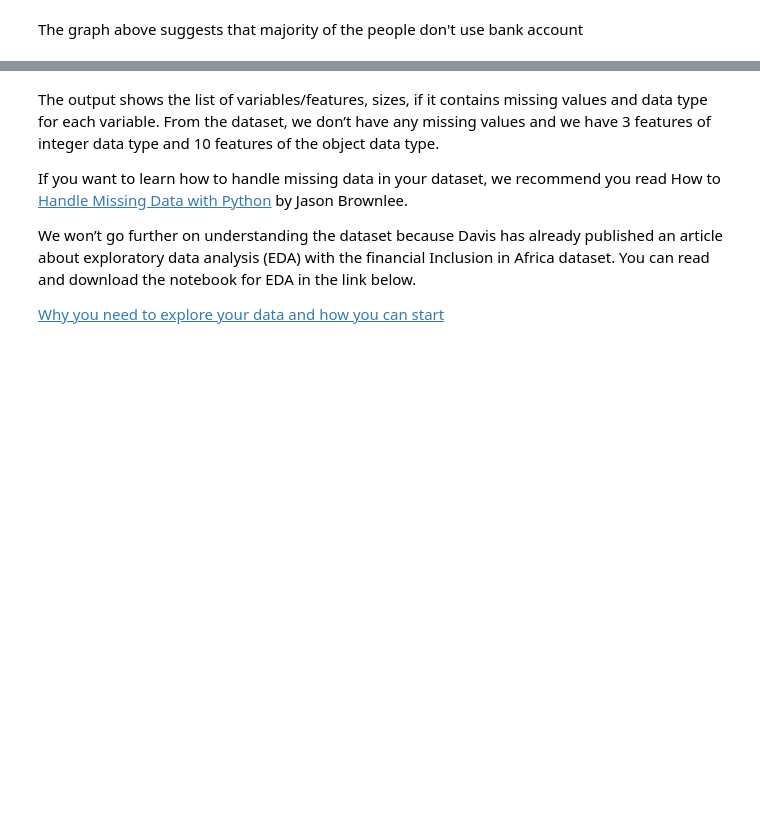
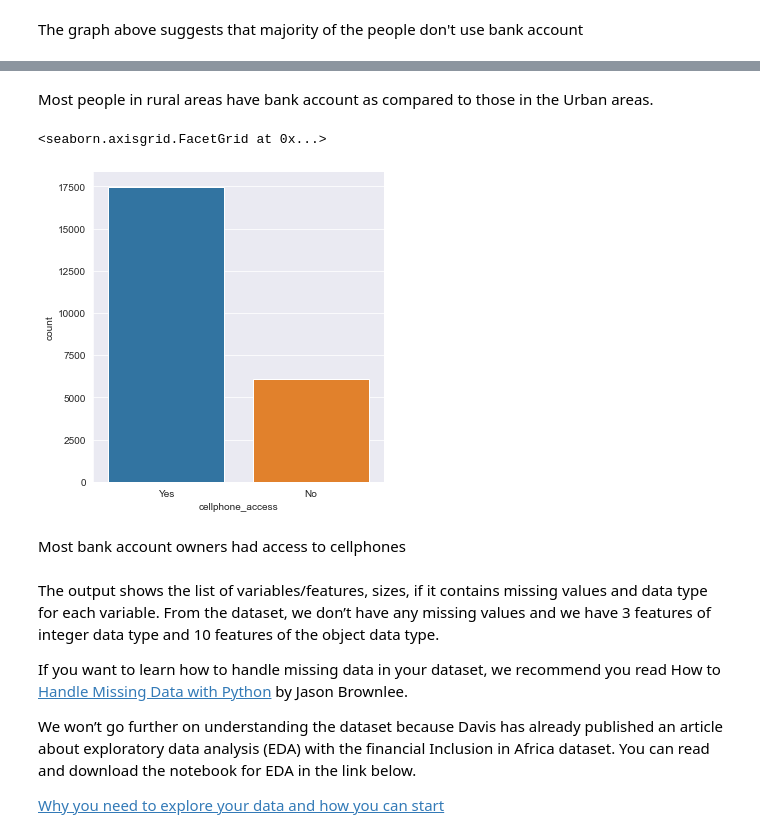
Before and after one commit to Eben-Success/ML_Financial_Inclusion_In_Africa, a Jupyter notebook: StarterNotebook.ipynb, the cells around one changed output, grey strips where cells are left out. Drawn from its saved outputs; the diff is of its cells as text; code cells hidden in the pictures; blank space fills up the shorter version.

```diff
--- a/StarterNotebook.ipynb
+++ b/StarterNotebook.ipynb
@@ -145,3 +168,14 @@ The graph above suggests that majority of the people don't use bank account
+# %% [markdown]
+Most people in rural areas have bank account as compared to those in the Urban areas.
+# %%
+# Explore Cellphone Distribution
+
+sns.catplot(x="cellphone_access", kind="count", data=train)
+# %% [output]
+<seaborn.axisgrid.FacetGrid at 0x...>
+[figure, added]
+# %% [markdown]
+Most bank account owners had access to cellphones
 # %% [markdown]
 The output shows the list of variables/features, sizes, if it contains missing values and data type for each variable. From the dataset, we don’t have any missing values and we have 3 features of integer data type and 10 features of the object data type.
 
```
Also changed, not shown: parts of 4 cells of this notebook.
